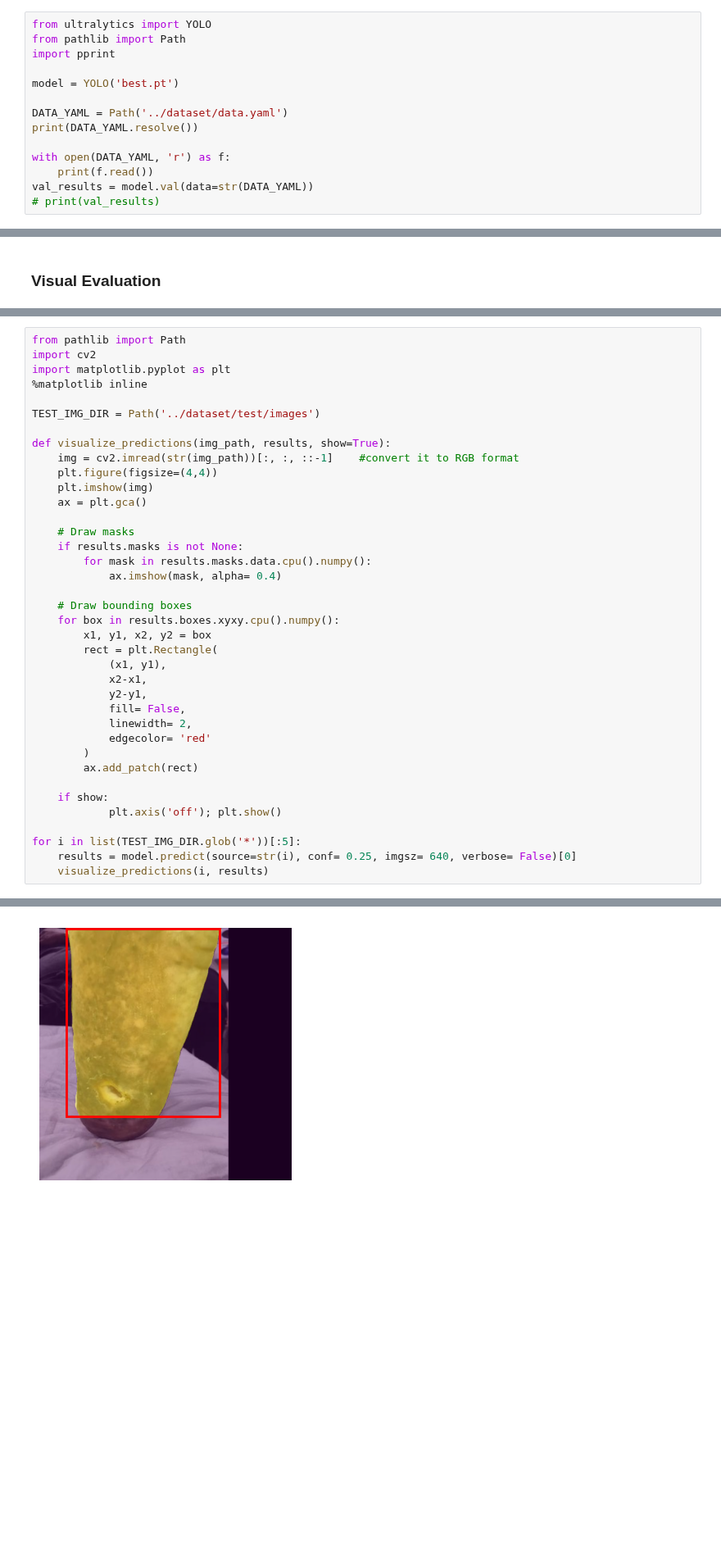
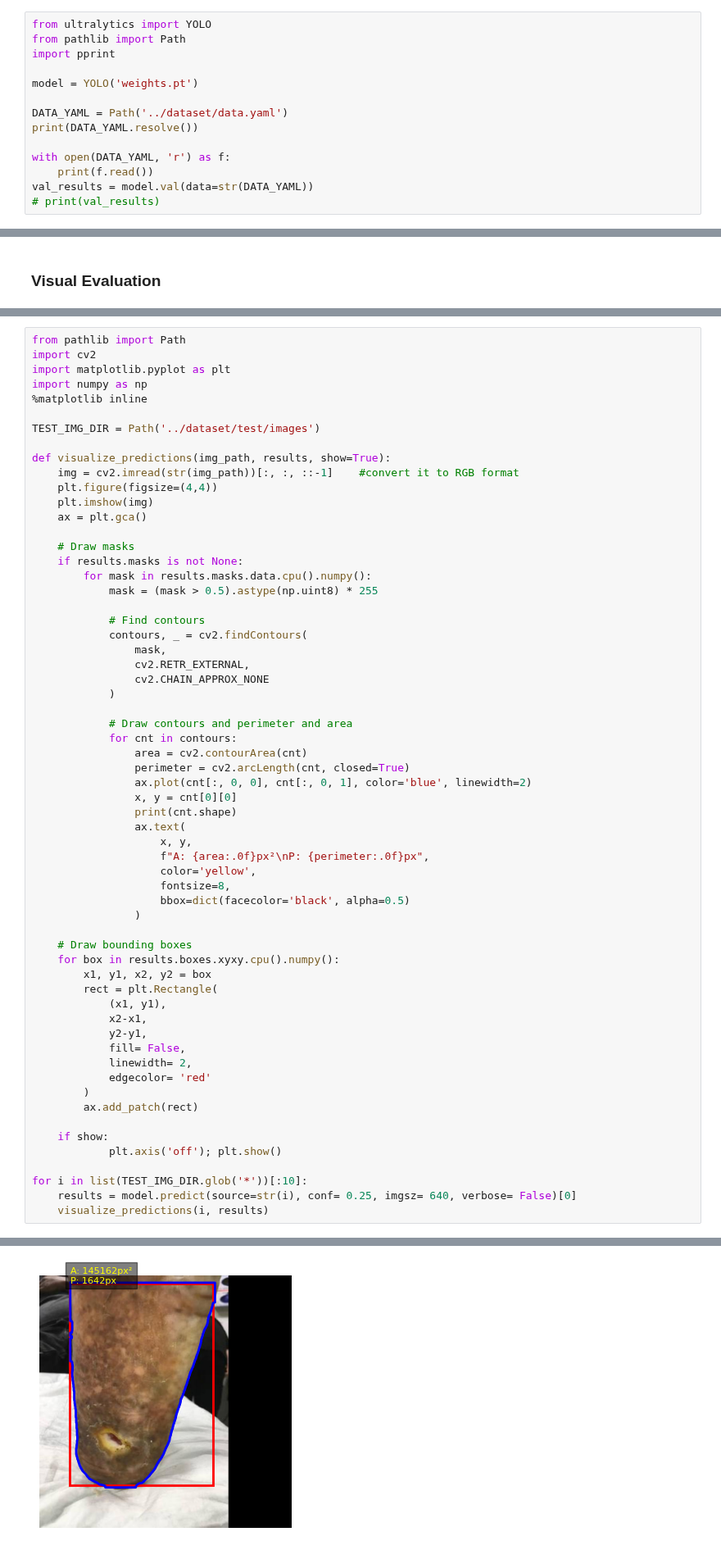
Before and after one commit to Percival-1/DlProject, a Jupyter notebook: ulcer-detection-app/notebook/evaluating the model.ipynb, the cells around one changed output, grey strips where cells are left out. Shown at 82% size. Saved outputs shown, nothing was run; the diff lists cells and outputs as text; blank space fills up the shorter version.

```diff
--- a/ulcer-detection-app/notebook/evaluating the model.ipynb
+++ b/ulcer-detection-app/notebook/evaluating the model.ipynb
@@ -3,7 +3,7 @@ from ultralytics import YOLO
 from pathlib import Path
 import pprint
 
-model = YOLO('best.pt')
+model = YOLO('weights.pt')
 
 DATA_YAML = Path('../dataset/data.yaml')
 print(DATA_YAML.resolve())
@@ -94,6 +94,7 @@ results->mask->data->device:  cuda:0
 from pathlib import Path
 import cv2
 import matplotlib.pyplot as plt
+import numpy as np
 %matplotlib inline
 
 TEST_IMG_DIR = Path('../dataset/test/images')
@@ -107,7 +108,29 @@ def visualize_predictions(img_path, results, show=True):
     # Draw masks
     if results.masks is not None:
         for mask in results.masks.data.cpu().numpy():
-            ax.imshow(mask, alpha= 0.4)
+            mask = (mask > 0.5).astype(np.uint8) * 255
+
+            # Find contours
+            contours, _ = cv2.findContours(
+                mask,
+                cv2.RETR_EXTERNAL,
+                cv2.CHAIN_APPROX_NONE
+            )
+
+            # Draw contours and perimeter and area
+            for cnt in contours:
+                area = cv2.contourArea(cnt)
+                perimeter = cv2.arcLength(cnt, closed=True)
+                ax.plot(cnt[:, 0, 0], cnt[:, 0, 1], color='blue', linewidth=2)
+                x, y = cnt[0][0]
+                print(cnt.shape)
+                ax.text(
+                    x, y,
+                    f"A: {area:.0f}px²\nP: {perimeter:.0f}px",
+                    color='yellow',
+                    fontsize=8,
+                    bbox=dict(facecolor='black', alpha=0.5)
+                )
 
     # Draw bounding boxes
     for box in results.boxes.xyxy.cpu().numpy():
@@ -125,7 +148,7 @@ def visualize_predictions(img_path, results, show=True):
     if show:
             plt.axis('off'); plt.show()
 
-for i in list(TEST_IMG_DIR.glob('*'))[:5]:
+for i in list(TEST_IMG_DIR.glob('*'))[:10]:
     results = model.predict(source=str(i), conf= 0.25, imgsz= 640, verbose= False)[0]
     visualize_predictions(i, results)
 # %% [output]
@@ -134 +160 @@ for i in list(TEST_IMG_DIR.glob('*'))[:5]:
-[figure, old version]
+[figure, new version]
```
Also changed, not shown: parts of 5 cells of this notebook, 23 other files.
